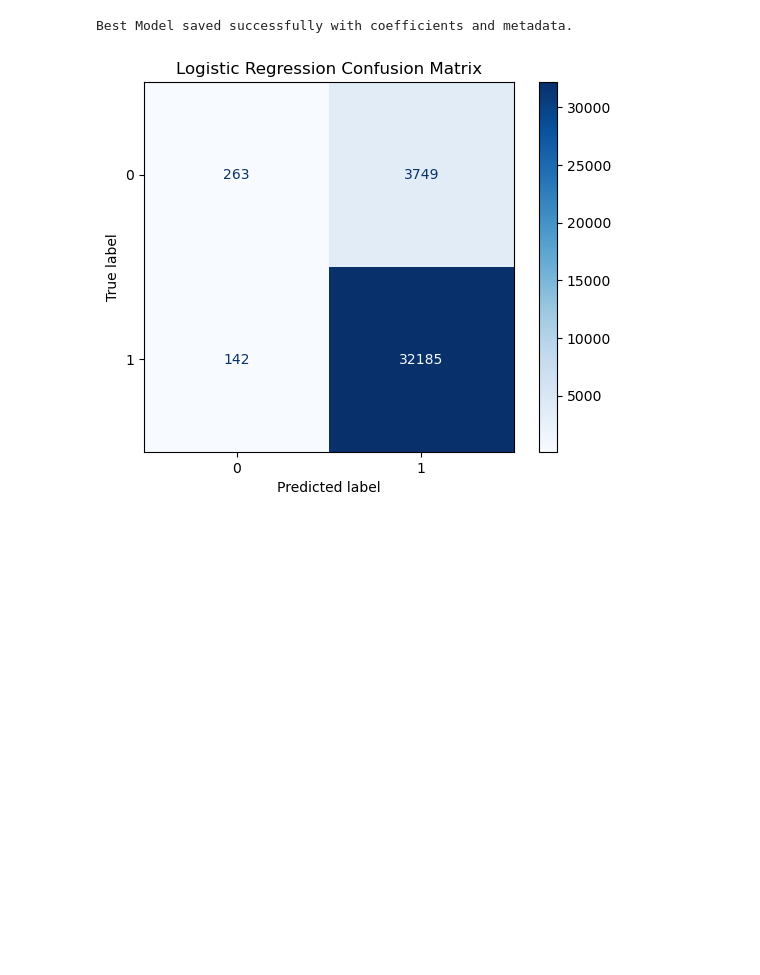
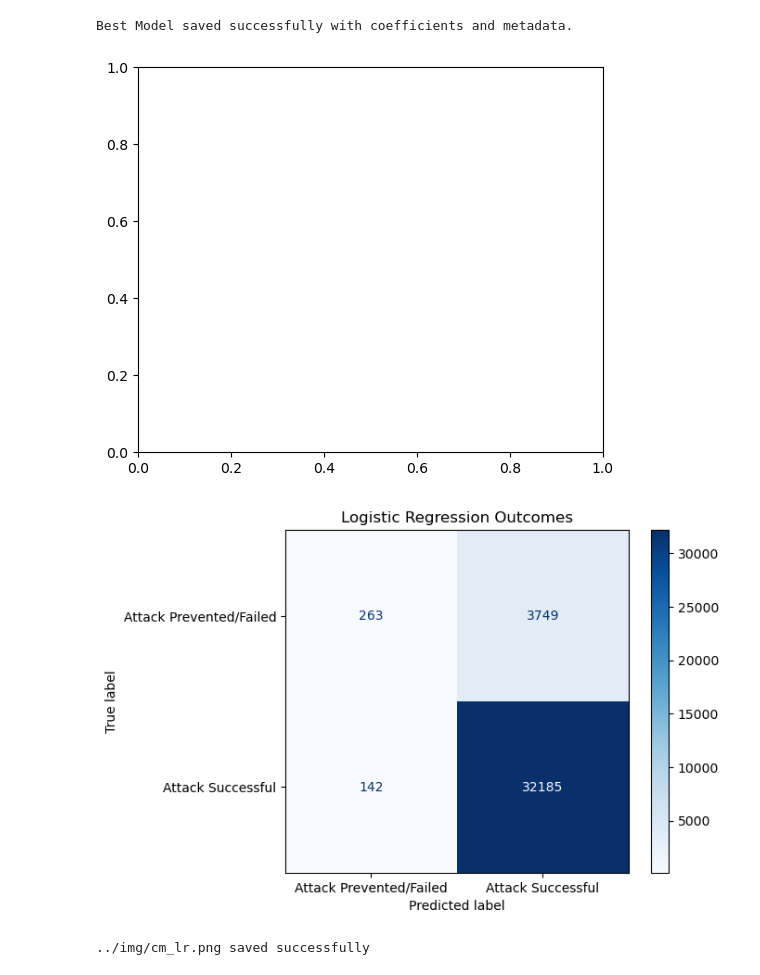
Before and after one commit to hhnguyen72/terrorism, a Jupyter notebook: notebooks/eda.ipynb, the cells around one changed output. Saved outputs shown, nothing was run; the diff lists cells and outputs as text; code cells hidden in the pictures; blank space fills up the shorter version.

```diff
--- a/notebooks/eda.ipynb
+++ b/notebooks/eda.ipynb
@@ -826,12 +881,3 @@ joblib.dump({'model': best_model, 'coefficients' : best_model_coeff,'metadata':
 print("Best Model saved successfully with coefficients and metadata.")
 # %% [output]
 Best Model saved successfully with coefficients and metadata.
-# %%
-# Logistic Regression
-cm_lr = confusion_matrix(y_test, y_pred_lr).astype(int)  # convert to int
-disp_lr = ConfusionMatrixDisplay(confusion_matrix=cm_lr, display_labels=[0, 1])
-disp_lr.plot(cmap=plt.cm.Blues)
-plt.title("Logistic Regression Confusion Matrix")
-plt.show()
-# %% [output]
-[figure, removed]
@@ -838,2 +886,27 @@ plt.show()
+# %%
+# Random Forest
+fig, ax = plt.subplots(figsize=(6, 5))  # you can adjust size
+
+cm_lr = confusion_matrix(y_test, y_pred_lr).astype(int)  # convert to int
+disp_lr = ConfusionMatrixDisplay(confusion_matrix=cm_lr, display_labels=labels)
+disp_lr.plot(cmap=plt.cm.Blues)
+plt.title("Logistic Regression Outcomes")
+plt.show()
+
+disp_lr.plot(cmap=plt.cm.Blues, ax=ax)
+
+filepath = "../img/cm_lr.png"
+fig.savefig(
+    filepath,
+    dpi=300,
+    bbox_inches='tight',
+    transparent=False
+)
+
+print(f"{filepath} saved successfully")
+# %% [output]
+[figure, added]
+[figure, added]
+../img/cm_lr.png saved successfully
 # %%
 # Random Forest
```
Also changed, not shown: parts of 12 cells of this notebook, 1 other file.
